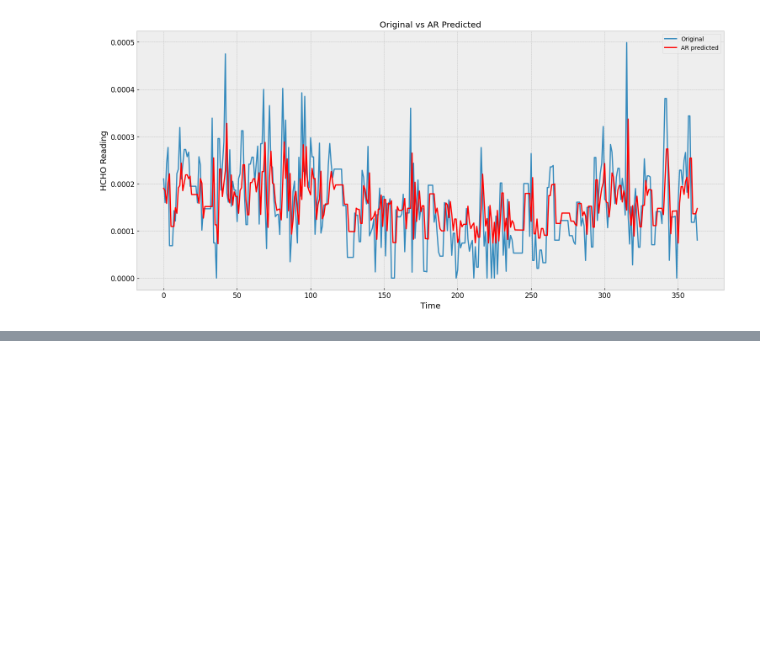
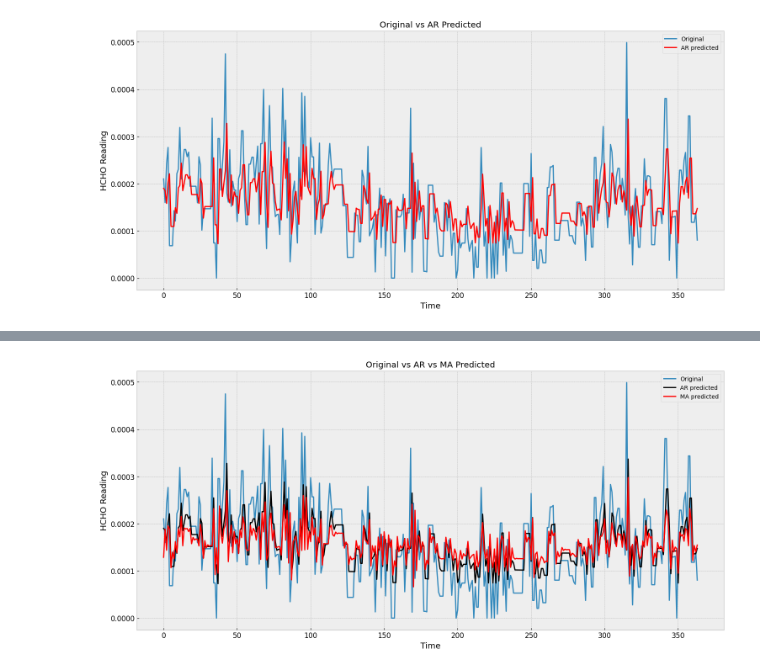
Before and after one commit to Esandu-Meth-Obadaarachchi/HCHO-level-Time-series-forecasting, a Jupyter notebook: DE_3_Analysis_and_.ipynb, the cells around one changed output, grey strips where cells are left out. Cells and saved outputs as stored; diff of their text form; code cells hidden in the pictures; blank space fills up the shorter version.

```diff
--- a/DE_3_Analysis_and_.ipynb
+++ b/DE_3_Analysis_and_.ipynb
@@ -482,0 +516,22 @@ plt.show()
+# %%
+import matplotlib.pyplot as plt
+
+# Plot the original data
+plt.plot(colombo_test['HCHO reading'].values, label='Original')
+
+# Plot the predicted values of Autoregression (AR)
+plt.plot(predictionsDict['AR'].values, color='black', label='AR predicted')
+
+# Plot the predicted values of Moving Average (MA)
+plt.plot(predictionsDict['MA'].values, color='red', label='MA predicted')
+
+# Add labels and legend
+plt.title('Original vs AR vs MA Predicted')
+plt.xlabel('Time')
+plt.ylabel('HCHO Reading')
+plt.legend()
+
+# Show the plot
+plt.show()
+# %% [output]
+[figure, added]
```
Also changed, not shown: parts of 2 cells of this notebook.
